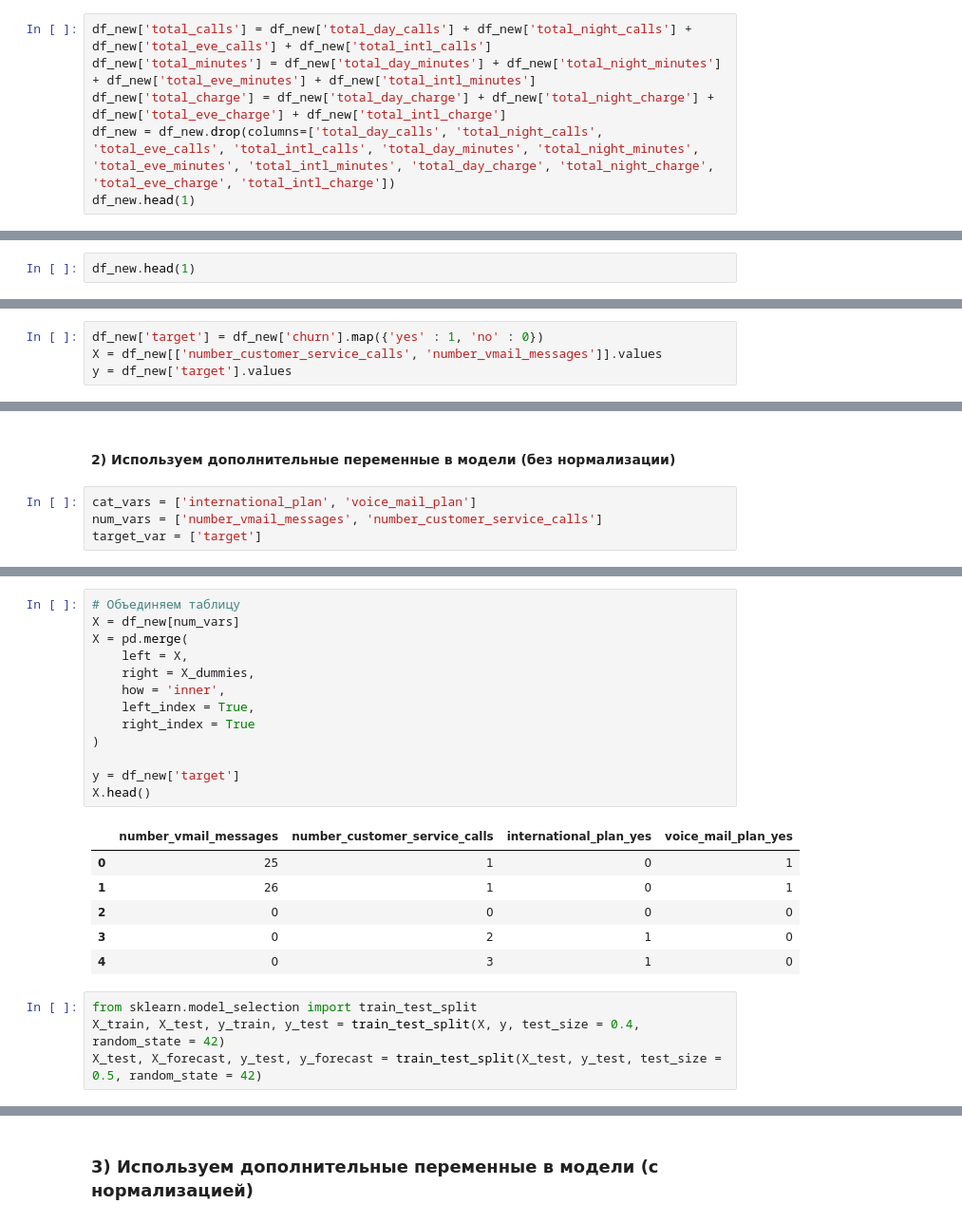
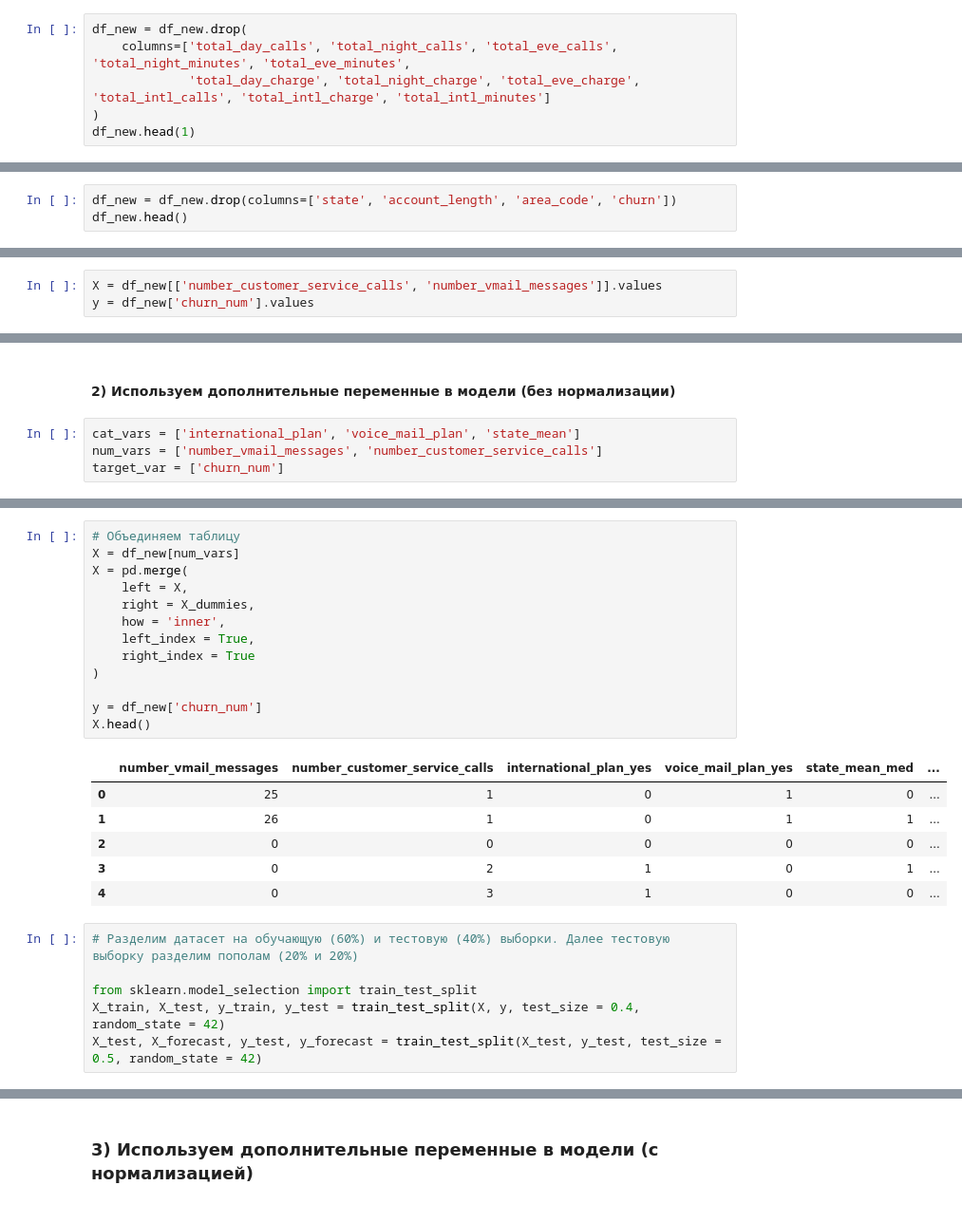
Before and after one commit to azerrus/Innopolis, a Jupyter notebook: Аттест4_Каштанов.ipynb, the cells around one changed output, grey strips where cells are left out. Shown at 95% size. Drawn from its saved outputs; the diff is of its cells as text.

```diff
--- a/Аттест4_Каштанов.ipynb
+++ b/Аттест4_Каштанов.ipynb
@@ -263,8 +615,8 @@ print('корреляция intl -', df['total_intl_minutes'].corr(df['total_int
 # %%
-df_new['total_calls'] = df_new['total_day_calls'] + df_new['total_night_calls'] + df_new['total_eve_calls'] + df_new['total_intl_calls']
-df_new['total_minutes'] = df_new['total_day_minutes'] + df_new['total_night_minutes'] + df_new['total_eve_minutes'] + df_new['total_intl_minutes']
-df_new['total_charge'] = df_new['total_day_charge'] + df_new['total_night_charge'] + df_new['total_eve_charge'] + df_new['total_intl_charge']
-df_new = df_new.drop(columns=['total_day_calls', 'total_night_calls', 'total_eve_calls', 'total_intl_calls', 'total_day_minutes', 'total_night_minutes', 'total_eve_minutes', 'total_intl_minutes', 'total_day_charge', 'total_night_charge', 'total_eve_charge', 'total_intl_charge'])
+df_new = df_new.drop(
+    columns=['total_day_calls', 'total_night_calls', 'total_eve_calls', 'total_night_minutes', 'total_eve_minutes',
+             'total_day_charge', 'total_night_charge', 'total_eve_charge', 'total_intl_calls', 'total_intl_charge', 'total_intl_minutes']
+)
 df_new.head(1)
 # %% [output]
 |  | state | account_length | area_code | international_plan | voice_mail_plan | number_vmail_messages | ... |
@@ -327,5 +640,6 @@ plt.show()
 # %% [markdown]
 ### Создаем матрицу переменных-предикторов (фичей) и вектор целевой переменной (таргет)
 # %%
-df_new.head(1)
+df_new = df_new.drop(columns=['state', 'account_length', 'area_code', 'churn'])
+df_new.head()
 # %% [output]
@@ -334,7 +652,6 @@ df_new.head(1)
 # %%
-df_new['target'] = df_new['churn'].map({'yes' : 1, 'no' : 0})
 X = df_new[['number_customer_service_calls', 'number_vmail_messages']].values
-y = df_new['target'].values
+y = df_new['churn_num'].values
 # %%
 from sklearn.neighbors import KNeighborsClassifier
 neigh = KNeighborsClassifier(n_neighbors = 3)
@@ -441,9 +779,9 @@ Neigbors: 12 Precision: 0.667 Recall 0.114
 # %% [markdown]
 #### 2) Используем дополнительные переменные в модели (без нормализации)
 # %%
-cat_vars = ['international_plan', 'voice_mail_plan']
+cat_vars = ['international_plan', 'voice_mail_plan', 'state_mean']
 num_vars = ['number_vmail_messages', 'number_customer_service_calls']
-target_var = ['target']
+target_var = ['churn_num']
 # %%
 # Переводим категориальные переменные в числовой формат
 X_dummies = pd.get_dummies(df_new[cat_vars], drop_first = True, dtype = int)
@@ -458,24 +796,26 @@ X_dummies.head()
 # %%
 # Объединяем таблицу
 X = df_new[num_vars]
 X = pd.merge(
     left = X,
     right = X_dummies,
     how = 'inner',
     left_index = True,
     right_index = True
 )
 
-y = df_new['target']
+y = df_new['churn_num']
 X.head()
 # %% [output]
-|  | number_vmail_messages | number_customer_service_calls | international_plan_yes | voice_mail_plan_yes |
-| 0 | 25 | 1 | 0 | 1 |
-| 1 | 26 | 1 | 0 | 1 |
-| 2 | 0 | 0 | 0 | 0 |
-| 3 | 0 | 2 | 1 | 0 |
-| 4 | 0 | 3 | 1 | 0 |
+|  | number_vmail_messages | number_customer_service_calls | international_plan_yes | voice_mail_plan_yes | state_mean_med | ... |
+| 0 | 25 | 1 | 0 | 1 | 0 | ... |
+| 1 | 26 | 1 | 0 | 1 | 1 | ... |
+| 2 | 0 | 0 | 0 | 0 | 0 | ... |
+| 3 | 0 | 2 | 1 | 0 | 1 | ... |
+| 4 | 0 | 3 | 1 | 0 | 0 | ... |
 # %%
+# Разделим датасет на обучающую (60%) и тестовую (40%) выборки. Далее тестовую выборку разделим пополам (20% и 20%)
+
 from sklearn.model_selection import train_test_split
 X_train, X_test, y_train, y_test = train_test_split(X, y, test_size = 0.4, random_state = 42)
 X_test, X_forecast, y_test, y_forecast = train_test_split(X_test, y_test, test_size = 0.5, random_state = 42)
```
Also changed, not shown: parts of 92 cells of this notebook.
